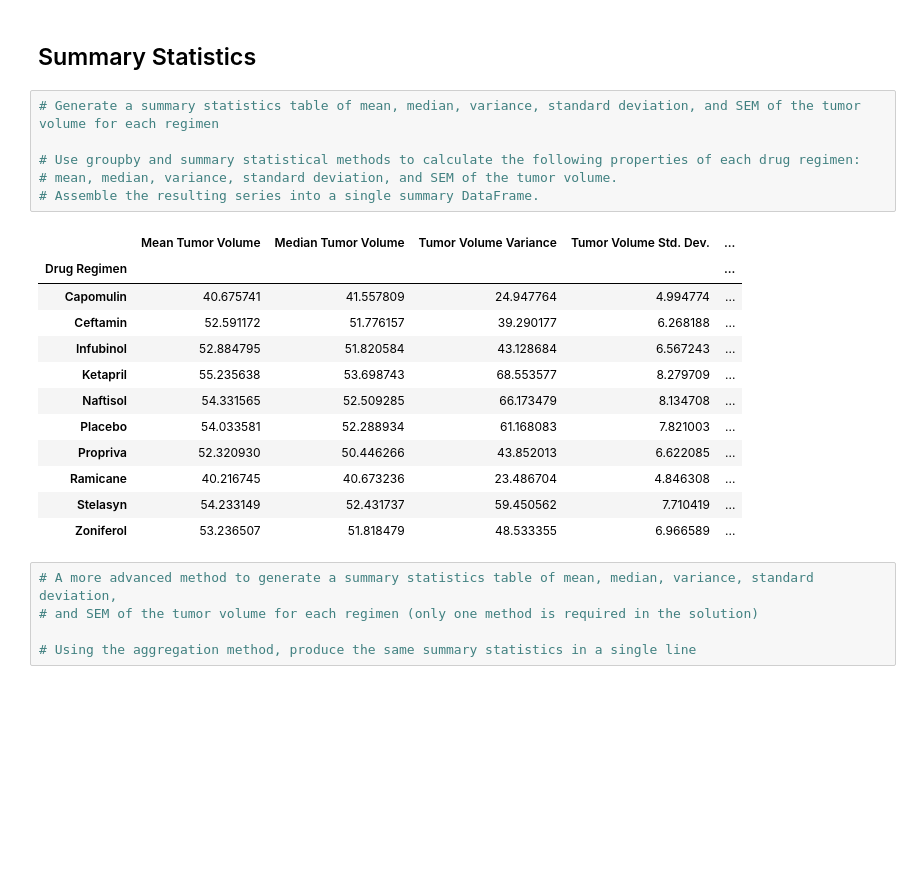
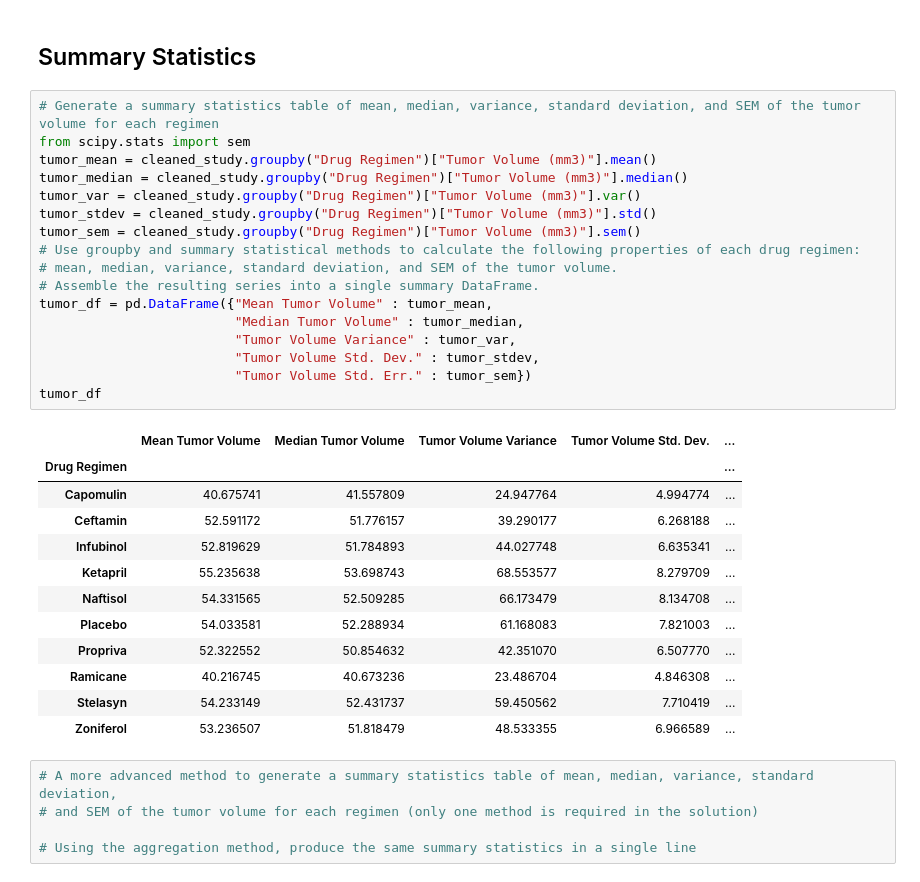
Before and after one commit to d6kramer/matplotlib-challenge, a Jupyter notebook: Starter_Code/Pymaceuticals/pymaceuticals_working.ipynb, the cells around one changed output. Cells and saved outputs as stored; diff of their text form; blank space fills up the shorter version.

Commit message:
Tumor Volume DF success

```diff
--- a/Starter_Code/Pymaceuticals/pymaceuticals_working.ipynb
+++ b/Starter_Code/Pymaceuticals/pymaceuticals_working.ipynb
@@ -98,20 +98,31 @@ cleaned_study['Mouse ID'].nunique()
 ## Summary Statistics
 # %%
 # Generate a summary statistics table of mean, median, variance, standard deviation, and SEM of the tumor volume for each regimen
-
+from scipy.stats import sem
+tumor_mean = cleaned_study.groupby("Drug Regimen")["Tumor Volume (mm3)"].mean()
+tumor_median = cleaned_study.groupby("Drug Regimen")["Tumor Volume (mm3)"].median()
+tumor_var = cleaned_study.groupby("Drug Regimen")["Tumor Volume (mm3)"].var()
+tumor_stdev = cleaned_study.groupby("Drug Regimen")["Tumor Volume (mm3)"].std()
+tumor_sem = cleaned_study.groupby("Drug Regimen")["Tumor Volume (mm3)"].sem()
 # Use groupby and summary statistical methods to calculate the following properties of each drug regimen:
 # mean, median, variance, standard deviation, and SEM of the tumor volume.
 # Assemble the resulting series into a single summary DataFrame.
+tumor_df = pd.DataFrame({"Mean Tumor Volume" : tumor_mean,
+                         "Median Tumor Volume" : tumor_median,
+                         "Tumor Volume Variance" : tumor_var,
+                         "Tumor Volume Std. Dev." : tumor_stdev,
+                         "Tumor Volume Std. Err." : tumor_sem})
+tumor_df
 # %% [output]
 |  | Mean Tumor Volume | Median Tumor Volume | Tumor Volume Variance | Tumor Volume Std. Dev. | ... |
 | Drug Regimen |  |  |  |  | ... |
 | Capomulin | 40.675741 | 41.557809 | 24.947764 | 4.994774 | ... |
 | Ceftamin | 52.591172 | 51.776157 | 39.290177 | 6.268188 | ... |
-| Infubinol | 52.884795 | 51.820584 | 43.128684 | 6.567243 | ... |
+| Infubinol | 52.819629 | 51.784893 | 44.027748 | 6.635341 | ... |
 | Ketapril | 55.235638 | 53.698743 | 68.553577 | 8.279709 | ... |
 | Naftisol | 54.331565 | 52.509285 | 66.173479 | 8.134708 | ... |
 | Placebo | 54.033581 | 52.288934 | 61.168083 | 7.821003 | ... |
-| Propriva | 52.320930 | 50.446266 | 43.852013 | 6.622085 | ... |
+| Propriva | 52.322552 | 50.854632 | 42.351070 | 6.507770 | ... |
 | Ramicane | 40.216745 | 40.673236 | 23.486704 | 4.846308 | ... |
 | Stelasyn | 54.233149 | 52.431737 | 59.450562 | 7.710419 | ... |
 | Zoniferol | 53.236507 | 51.818479 | 48.533355 | 6.966589 | ... |
```
